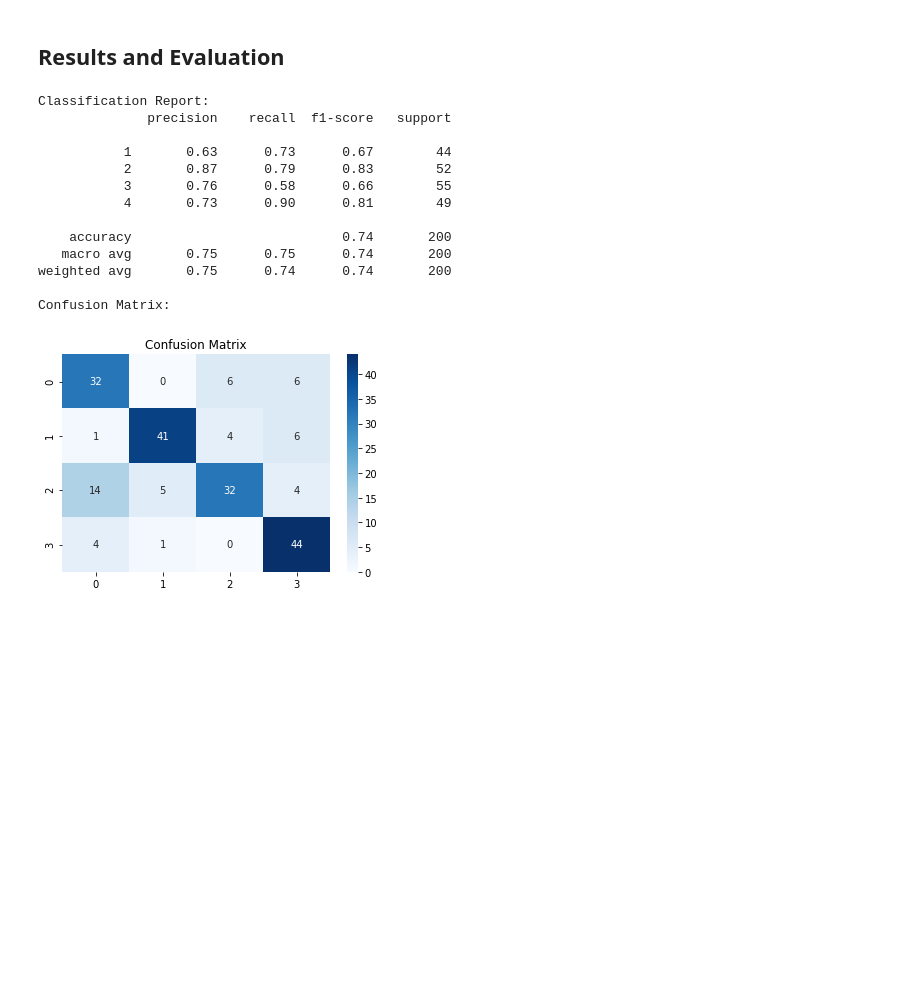
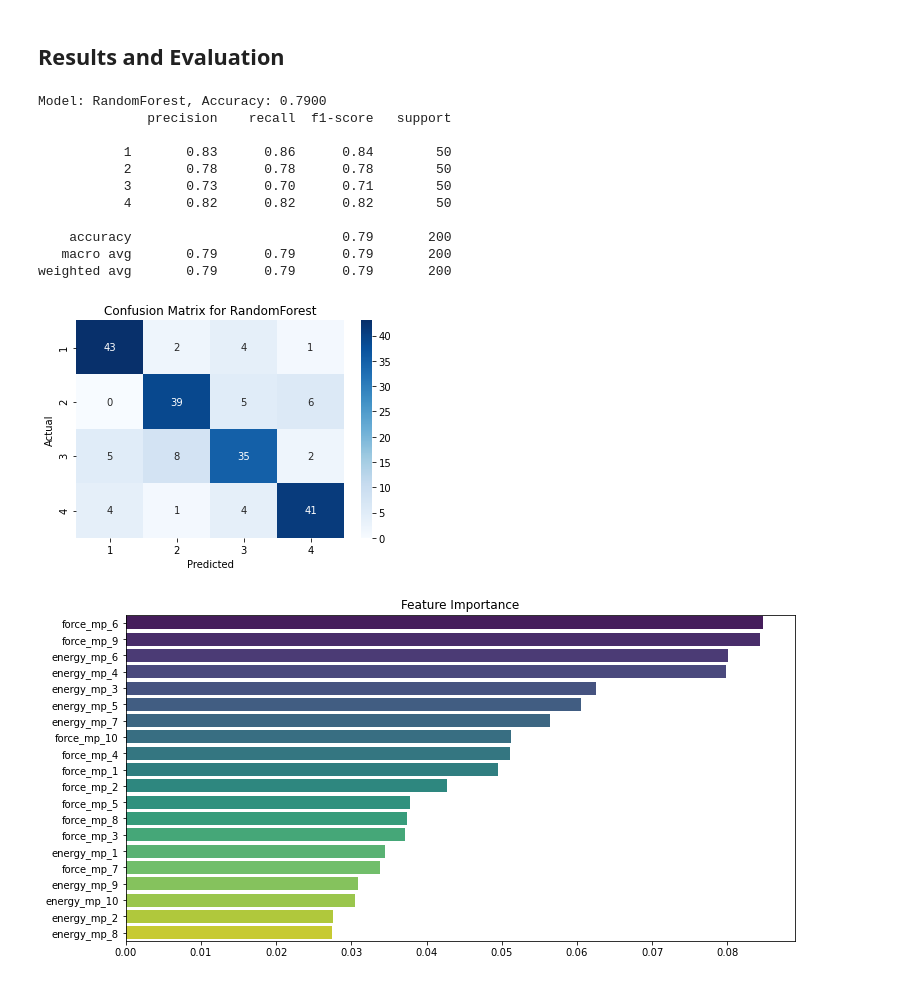
Before and after one commit to MiPo89/SupervisedLearningProject, a Jupyter notebook: Supervised Learning Project.ipynb, the cells around one changed output. Saved outputs shown, nothing was run; the diff lists cells and outputs as text; code cells hidden in the pictures; blank space fills up the shorter version.

```diff
--- a/Supervised Learning Project.ipynb
+++ b/Supervised Learning Project.ipynb
@@ -145,52 +146,58 @@ y = df['class']  # Target variable (seal class)
 scaler = StandardScaler()
 X_scaled = scaler.fit_transform(X)
 
-X_train, X_test, y_train, y_test = train_test_split(X_scaled, y, test_size=0.2, random_state=42) # Use the scaled data
+X_train, X_test, y_train, y_test = train_test_split(X, y, test_size=0.2, random_state=42, stratify=y)
 
-# Model training (Random Forest)
-model = RandomForestClassifier(n_estimators=200, random_state=42, class_weight='balanced') # Increased n_estimators, added class_weight
-model.fit(X_train, y_train)
-
-y_pred = model.predict(X_test)
+# Try different models
+models = {
+    "RandomForest": RandomForestClassifier(n_estimators=100, random_state=42),
+    "SVM": SVC(kernel='rbf', probability=True, random_state=42),
+    "GradientBoosting": GradientBoostingClassifier(n_estimators=100, random_state=42)
+}
 # %% [markdown]
 ## Results and Evaluation
 # %%
-# Model evaluation function
-def evaluate_model(y_test, y_pred):
-    print("Classification Report:")
+
+# Train and evaluate models
+results = {}
+for name, model in models.items():
+    model.fit(X_train, y_train)
+    y_pred = model.predict(X_test)
+    acc = accuracy_score(y_test, y_pred)
+    print(f"Model: {name}, Accuracy: {acc:.4f}")
+    results[name] = acc
+
+    # Classification report
     print(classification_report(y_test, y_pred))
-    print("Confusion Matrix:")
+
+    # Confusion matrix
     cm = confusion_matrix(y_test, y_pred)
-    sns.heatmap(cm, annot=True, fmt='d', cmap='Blues')
-    plt.title("Confusion Matrix")
+    plt.figure(figsize=(6,4))
+    sns.heatmap(cm, annot=True, fmt="d", cmap="Blues", xticklabels=model.classes_, yticklabels=model.classes_)
+    plt.xlabel("Predicted")
+    plt.ylabel("Actual")
+    plt.title(f"Confusion Matrix for {name}")
     plt.show()
-    accuracy = accuracy_score(y_test, y_pred)
-    print(f"Accuracy: {accuracy}")
-    return accuracy
 
-accuracy = evaluate_model(y_test, y_pred)
-
-
-# Feature Importance
-importances = model.feature_importances_
-features = X.columns
-indices = np.argsort(importances)[::-1]
-plt.figure(figsize=(12, 6))
-sns.barplot(x=importances[indices], y=features[indices], palette='viridis')
-plt.title("Feature Importance")
-plt.show()
+    if name == "RandomForest":
+        importances = model.feature_importances_
+        features = X.columns
+        indices = np.argsort(importances)[::-1]
+        plt.figure(figsize=(12, 6))
+        sns.barplot(x=importances[indices], y=features[indices], palette='viridis')
+        plt.title("Feature Importance")
+        plt.show()
 # %% [output]
-Classification Report:
+Model: RandomForest, Accuracy: 0.7900
               precision    recall  f1-score   support
 
-           1       0.63      0.73      0.67        44
-           2       0.87      0.79      0.83        52
-           3       0.76      0.58      0.66        55
-           4       0.73      0.90      0.81        49
+           1       0.83      0.86      0.84        50
+           2       0.78      0.78      0.78        50
+           3       0.73      0.70      0.71        50
+           4       0.82      0.82      0.82        50
 
-    accuracy                           0.74       200
-   macro avg       0.75      0.75      0.74       200
-weighted avg       0.75      0.74      0.74       200
-
-Confusion Matrix:
+    accuracy                           0.79       200
+   macro avg       0.79      0.79      0.79       200
+weighted avg       0.79      0.79      0.79       200
-[figure, old version]
+[figure, new version]
+[figure, new version]
```
Also changed, not shown: parts of 6 cells of this notebook.
